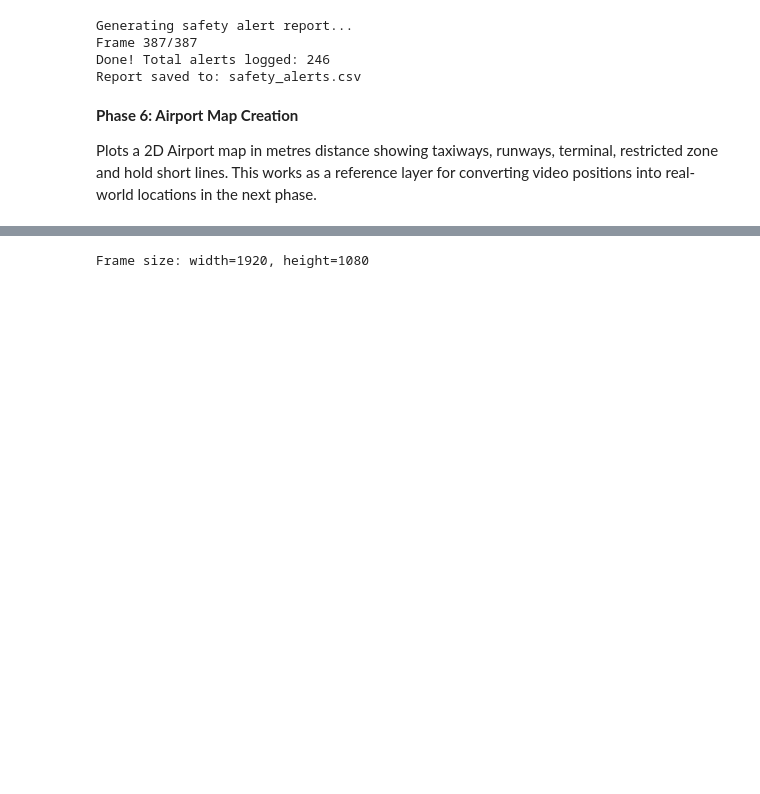
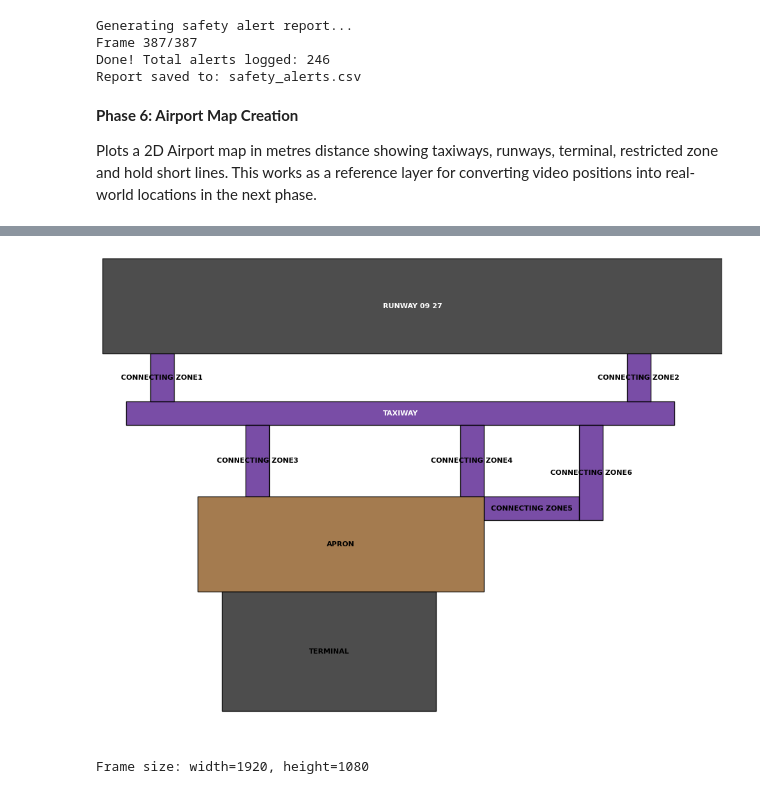
Before and after one commit to deepkaur09/airport-surface-safety-system, a Jupyter notebook: AS_Learning.ipynb, the cells around one changed output, grey strips where cells are left out. Cells and saved outputs as stored; diff of their text form; code cells hidden in the pictures; blank space fills up the shorter version.

Commit message:
Redesigned airport map

```diff
--- a/AS_Learning.ipynb
+++ b/AS_Learning.ipynb
@@ -641,3 +546,83 @@ draw_airport_map(airport_map, hold_short_lines)
+# %%
+airport_map = {
+    "runway_09_27": {
+        "coords": [(0, 800), (0, 1000), (1300, 1000), (1300, 800)],
+        "color": "#3a3a3a",
+        "type": "runway"
+    },
+    "taxiway": {
+        "coords": [(50,700), (50,650),(1200, 650), (1200, 700)],
+        "color": "#6a3a9d",
+        "type": "taxiway"
+    },
+    "connecting_zone1": {
+        "coords": [(100, 700), (150, 700), (150, 800), (100, 800)],
+        "color": "#6a3a9d",
+        "type": "connecting_zone1"
+    },
+    "connecting_zone2": {
+        "coords": [(1150, 700), (1100, 700), (1100, 800), (1150, 800)],
+        "color": "#6a3a9d",
+        "type": "connecting_zone2"
+    },
+    "connecting_zone3": {
+        "coords": [(300, 500), (300, 650), (350, 650), (350, 500)],
+        "color": "#6a3a9d",
+        "type": "connecting_zone3"
+    },
+    "connecting_zone4": {
+        "coords": [(800, 500), (800, 650), (750, 650), (750, 500)],
+        "color": "#6a3a9d",
+        "type": "connecting_zone4"
+    },
+    "connecting_zone5": {
+        "coords": [(800, 500), (1000, 500), (1000, 450), (800, 450)],
+        "color": "#6a3a9d",
+        "type": "connecting_zone5"
+    },
+    "connecting_zone6": {
+        "coords": [(1000, 450), (1000, 650), (1050, 650), (1050, 450)],
+        "color": "#6a3a9d",
+        "type": "connecting_zone6"
+    },
+    "apron": {
+        "coords": [(200, 500), (200, 300), (800, 300), (800, 500)],
+        "color": "#9a6d3c",
+        "type": "apron"
+    },
+    "terminal": {
+        "coords":[(250, 300), (250, 50), (700, 50), (700, 300)],
+        "color": "#3a3a3a",
+        "type": "terminal"
+    },
+}
+
+def draw_airport_map(airport_map):
+  fig, ax = plt.subplots(figsize=(10, 10))
+  # background grass
+  ax.set_facecolor("#a9d6a0")
+
+  for name, zone in airport_map.items():
+    poly = Polygon(zone["coords"], closed=True,
+                        facecolor=zone["color"], edgecolor="black",
+                        linewidth=1, alpha=0.9)
+    ax.add_patch(poly)
+    cx = np.mean([p[0] for p in zone["coords"]])
+    cy = np.mean([p[1] for p in zone["coords"]])
+    label_color = "white" if zone["type"] in ["runway", "taxiway"] else "black"
+    ax.text(cx, cy, name.replace("_", " ").upper(), ha="center", va="center",
+                 fontsize=8, weight="bold", color=label_color)
+
+  ax.set_xlim(0, 1300)
+  ax.set_ylim(0, 1000)
+  ax.set_aspect('equal')
+  ax.axis('off')
+  plt.tight_layout()
+  plt.show()
+
+draw_airport_map(airport_map)
+# %% [output]
+[figure, added]
 # %%
 cap = cv2.VideoCapture("/content/drive/MyDrive/AirportVideo/airport.mp4")
 ret, frame = cap.read()
```
Also changed, not shown: parts of 4 cells of this notebook.
